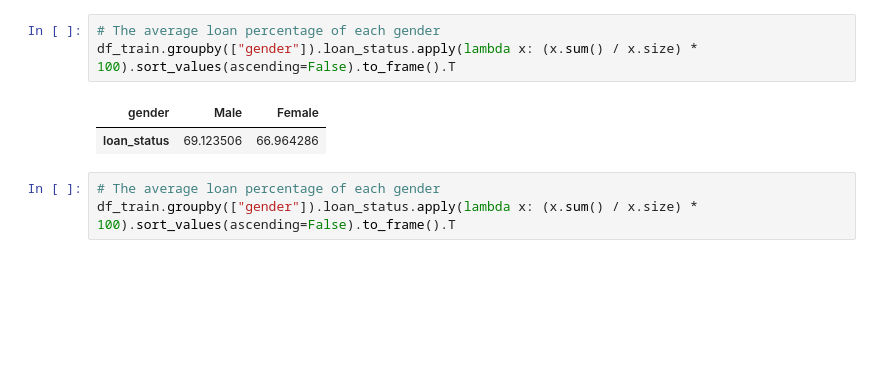
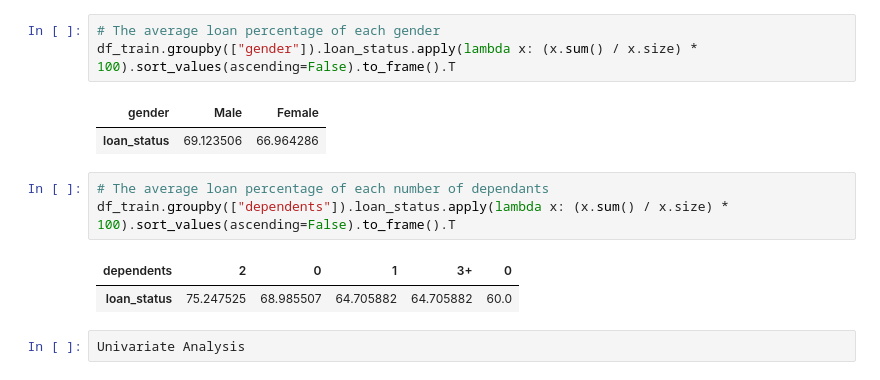
Before and after one commit to masete/Home-Loan-Approval, a Jupyter notebook: homeapproval.ipynb, the cells around one changed output. Cells and saved outputs as stored; diff of their text form; blank space fills up the shorter version.

Commit message:
univariate

```diff
--- a/homeapproval.ipynb
+++ b/homeapproval.ipynb
@@ -389,5 +389,10 @@ df_train.groupby(["gender"]).loan_status.apply(lambda x: (x.sum() / x.size) * 10
 | gender | Male | Female |
 | loan_status | 69.123506 | 66.964286 |
 # %%
-# The average loan percentage of each gender
-df_train.groupby(["gender"]).loan_status.apply(lambda x: (x.sum() / x.size) * 100).sort_values(ascending=False).to_frame().T
+# The average loan percentage of each number of dependants
+df_train.groupby(["dependents"]).loan_status.apply(lambda x: (x.sum() / x.size) * 100).sort_values(ascending=False).to_frame().T
+# %% [output]
+| dependents | 2 | 0 | 1 | 3+ | 0 |
+| loan_status | 75.247525 | 68.985507 | 64.705882 | 64.705882 | 60.0 |
+# %%
+Univariate Analysis
```
